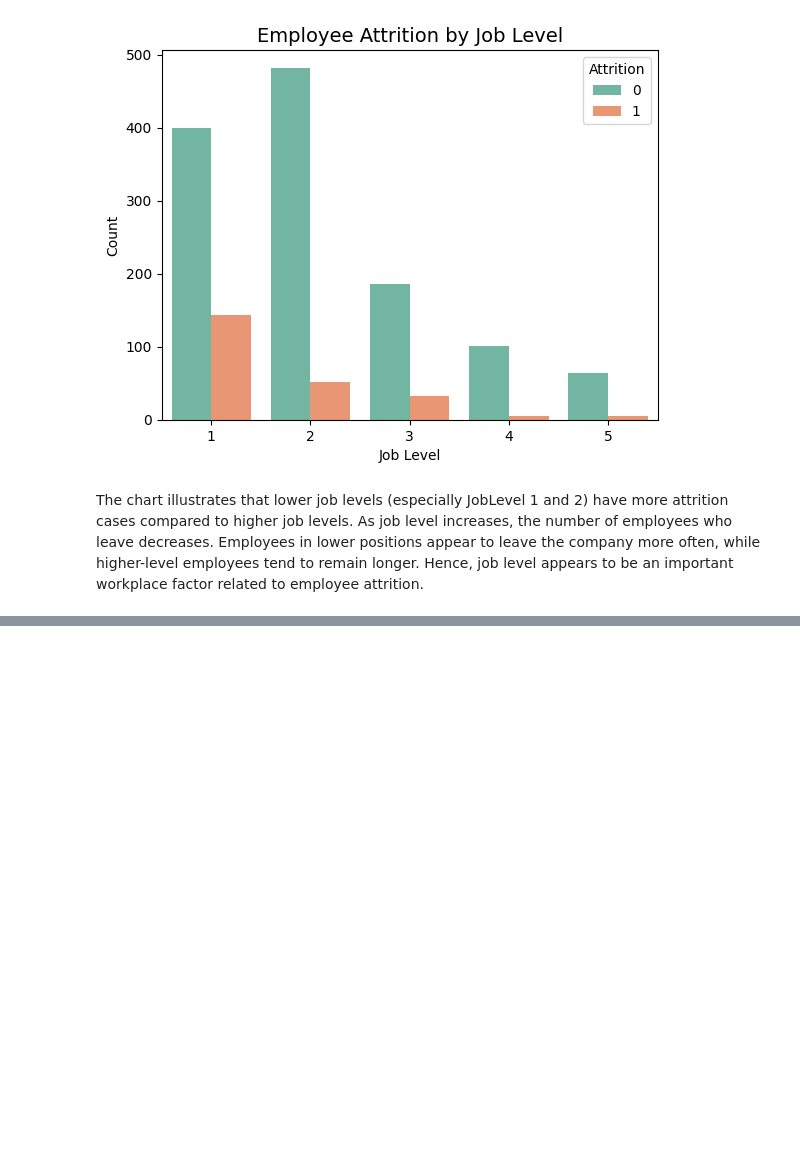
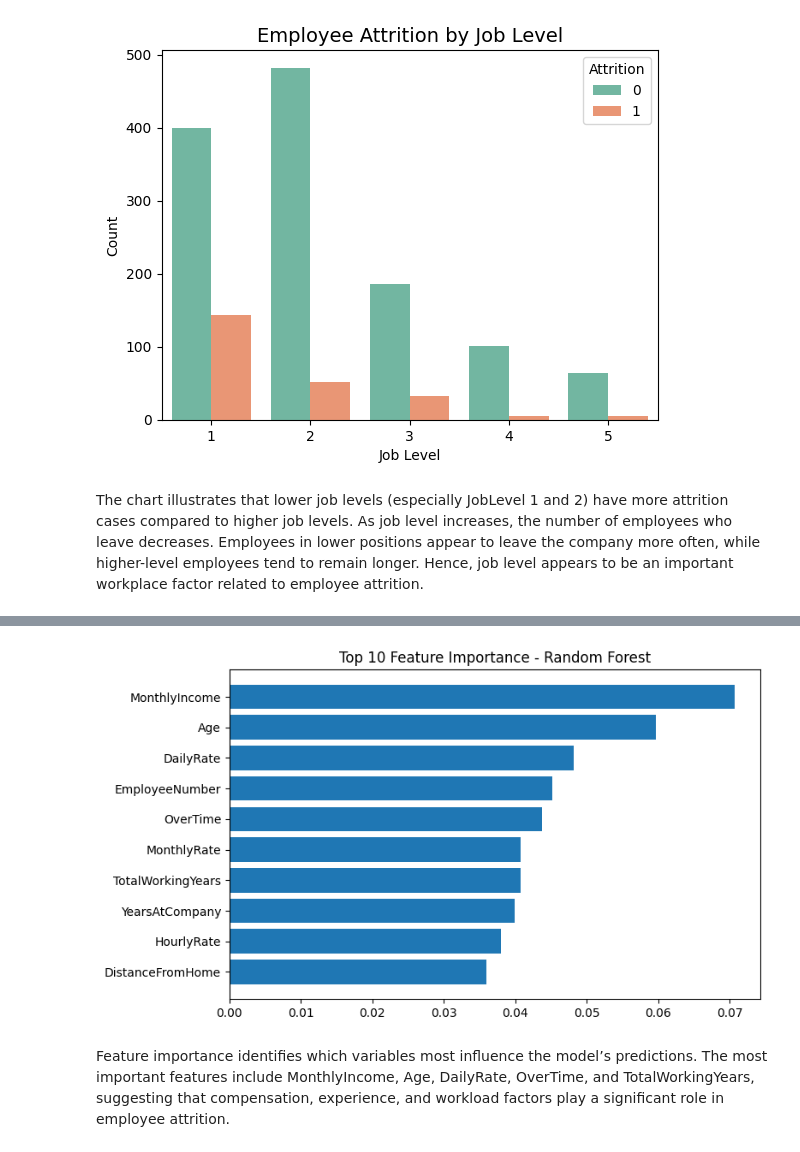
Before and after one commit to Kaurgurpreet23/CPSC5071, a Jupyter notebook: code/CPSC_5071Project.ipynb, the cells around one changed output, grey strips where cells are left out. Drawn from its saved outputs; the diff is of its cells as text; code cells hidden in the pictures; blank space fills up the shorter version.

```diff
--- a/code/CPSC_5071Project.ipynb
+++ b/code/CPSC_5071Project.ipynb
@@ -541,0 +612,7 @@ The chart illustrates that lower job levels (especially JobLevel 1 and 2) have m
+# %%
+feature_importance = pd.DataFrame({
+    "Feature": X_train_encoded.columns,
+    "Importance": rf_model.feature_importances_
+}).sort_values(by="Importance", ascending=False)
+
+feature_importance.head(10)
@@ -541,0 +631,12 @@ The chart illustrates that lower job levels (especially JobLevel 1 and 2) have m
+# %%
+top_features = feature_importance.head(10)
+
+plt.figure(figsize=(8,5))
+plt.barh(top_features["Feature"], top_features["Importance"])
+plt.gca().invert_yaxis()
+plt.title("Top 10 Feature Importance - Random Forest")
+plt.show()
+# %% [output]
+[figure, added]
+# %% [markdown]
+Feature importance identifies which variables most influence the model’s predictions. The most important features include MonthlyIncome, Age, DailyRate, OverTime, and TotalWorkingYears, suggesting that compensation, experience, and workload factors play a significant role in employee attrition.
```
Also changed, not shown: parts of 16 cells of this notebook.
